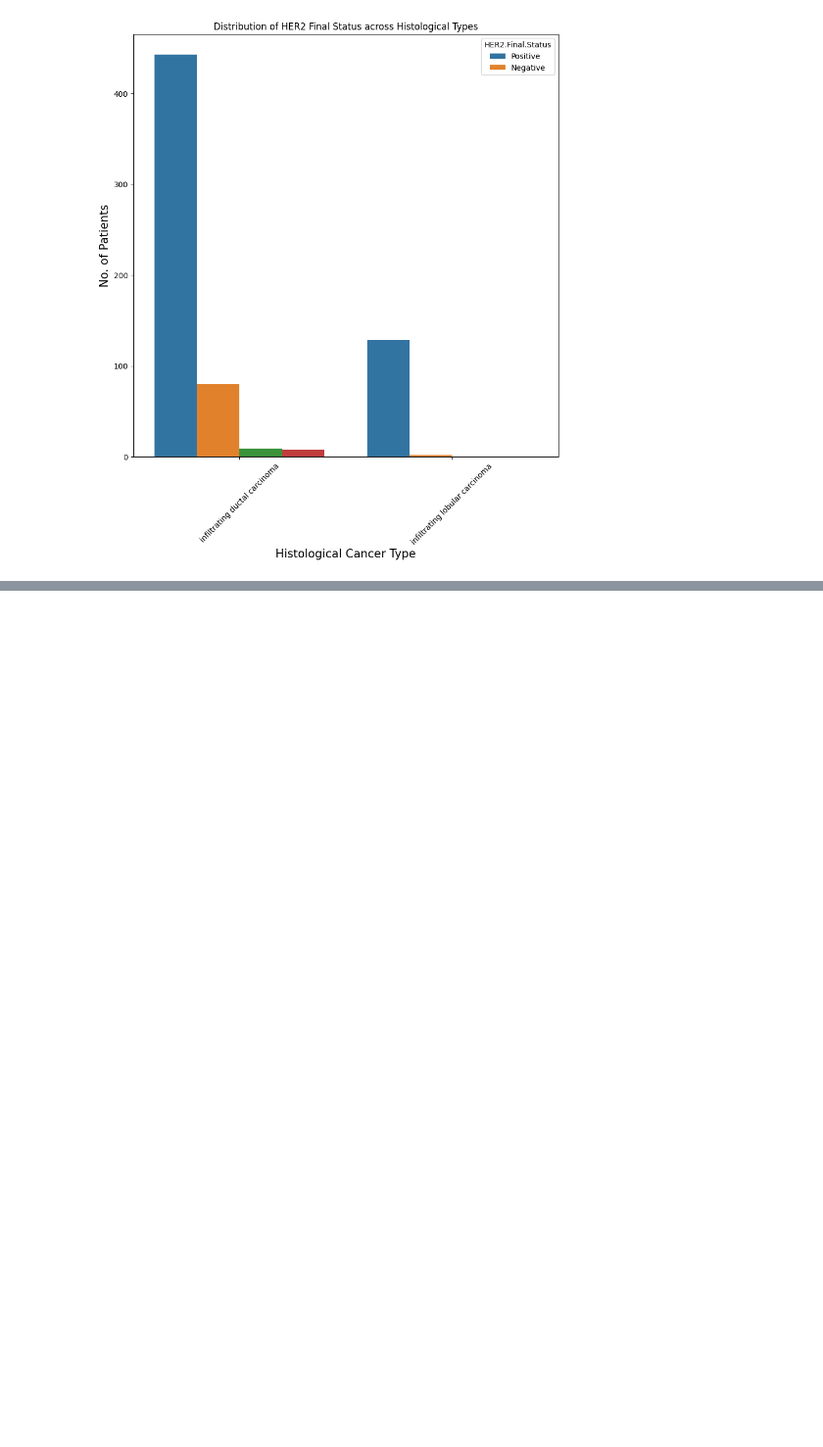
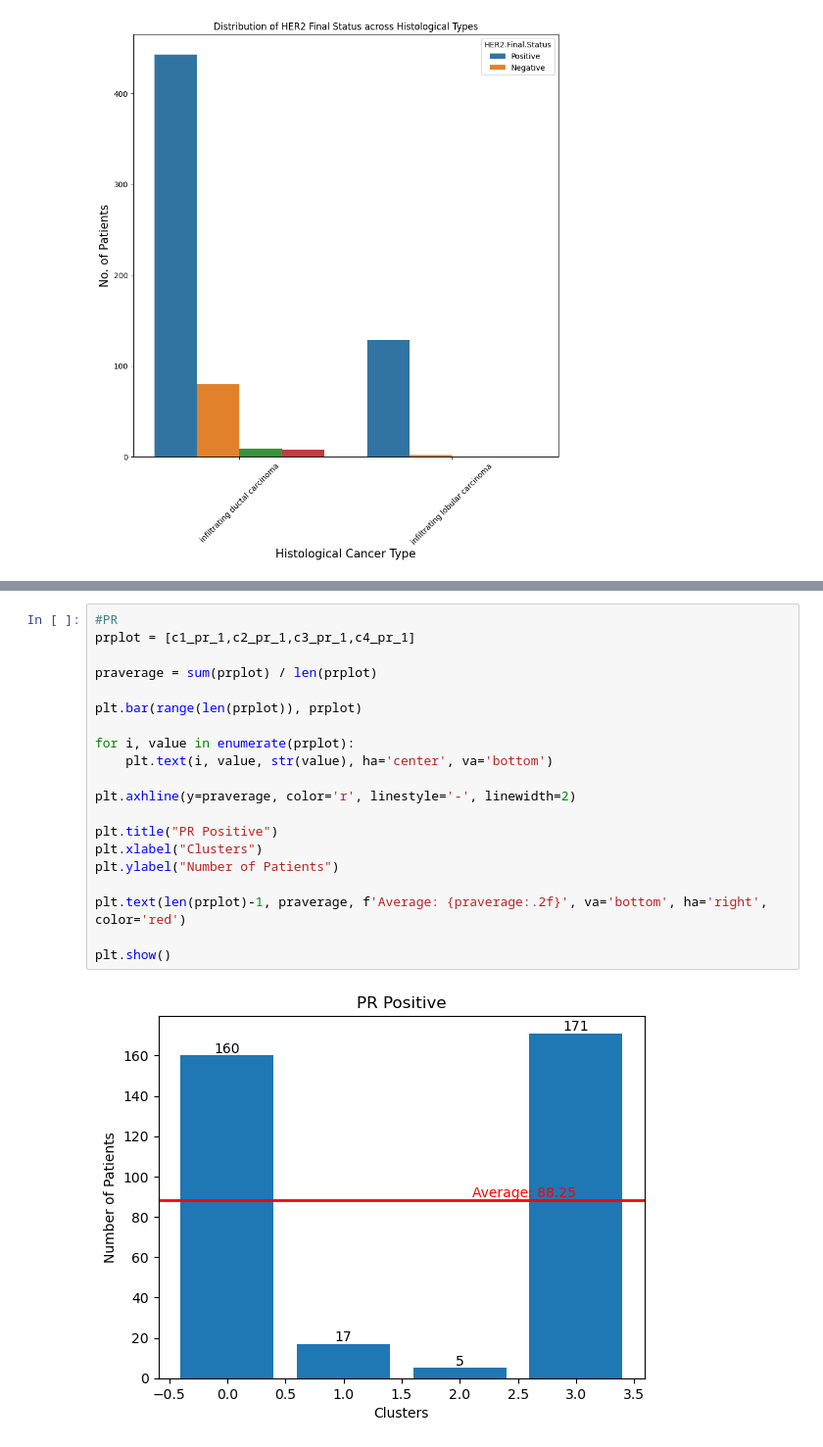
Before and after one commit to mehlu22/CSDS-458-Final-Project, a Jupyter notebook: final_code.ipynb, the cells around one changed output, grey strips where cells are left out. Shown at 98% size. Cells and saved outputs as stored; diff of their text form; blank space fills up the shorter version.

```diff
--- a/final_code.ipynb
+++ b/final_code.ipynb
@@ -459,0 +890,22 @@ Chi-square test for HER2.Final.Status and histological type, p-value: 4.66854611
+# %%
+#PR
+prplot = [c1_pr_1,c2_pr_1,c3_pr_1,c4_pr_1]
+
+praverage = sum(prplot) / len(prplot)
+
+plt.bar(range(len(prplot)), prplot)
+
+for i, value in enumerate(prplot):
+    plt.text(i, value, str(value), ha='center', va='bottom')
+
+plt.axhline(y=praverage, color='r', linestyle='-', linewidth=2)
+
+plt.title("PR Positive")
+plt.xlabel("Clusters")
+plt.ylabel("Number of Patients")
+
+plt.text(len(prplot)-1, praverage, f'Average: {praverage:.2f}', va='bottom', ha='right', color='red')
+
+plt.show()
+# %% [output]
+[figure, added]
```
Also changed, not shown: parts of 26 cells of this notebook.
